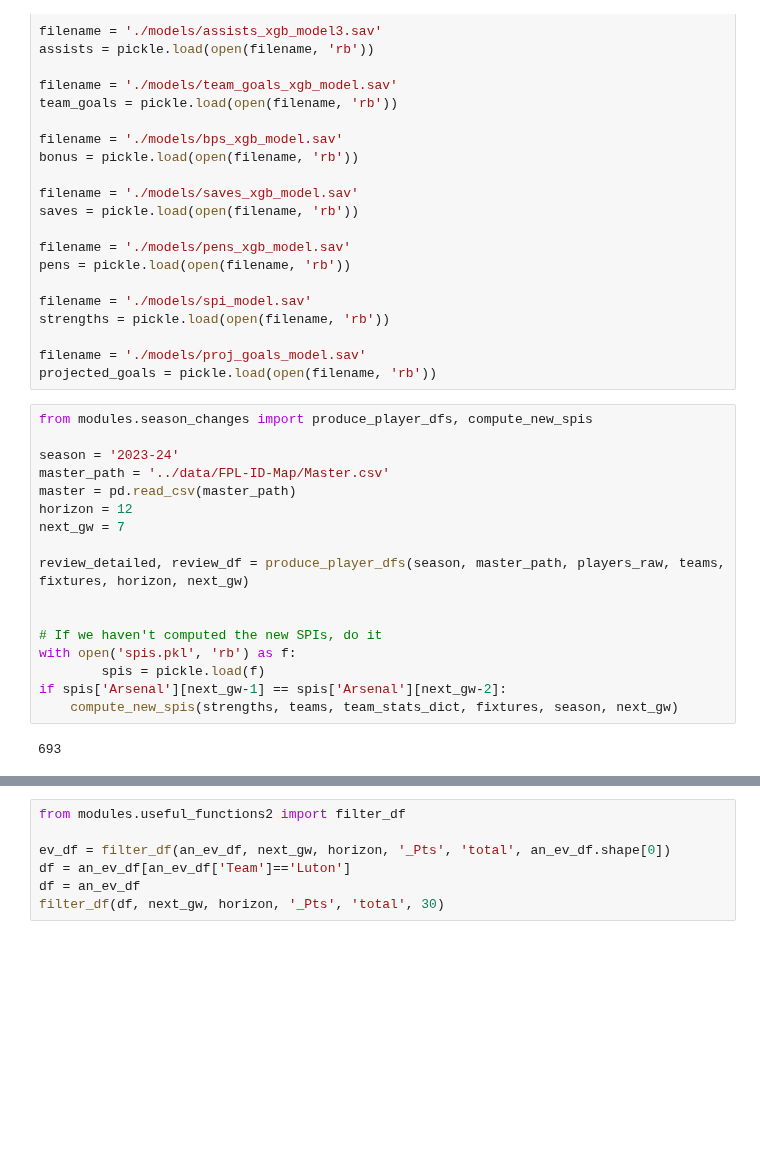
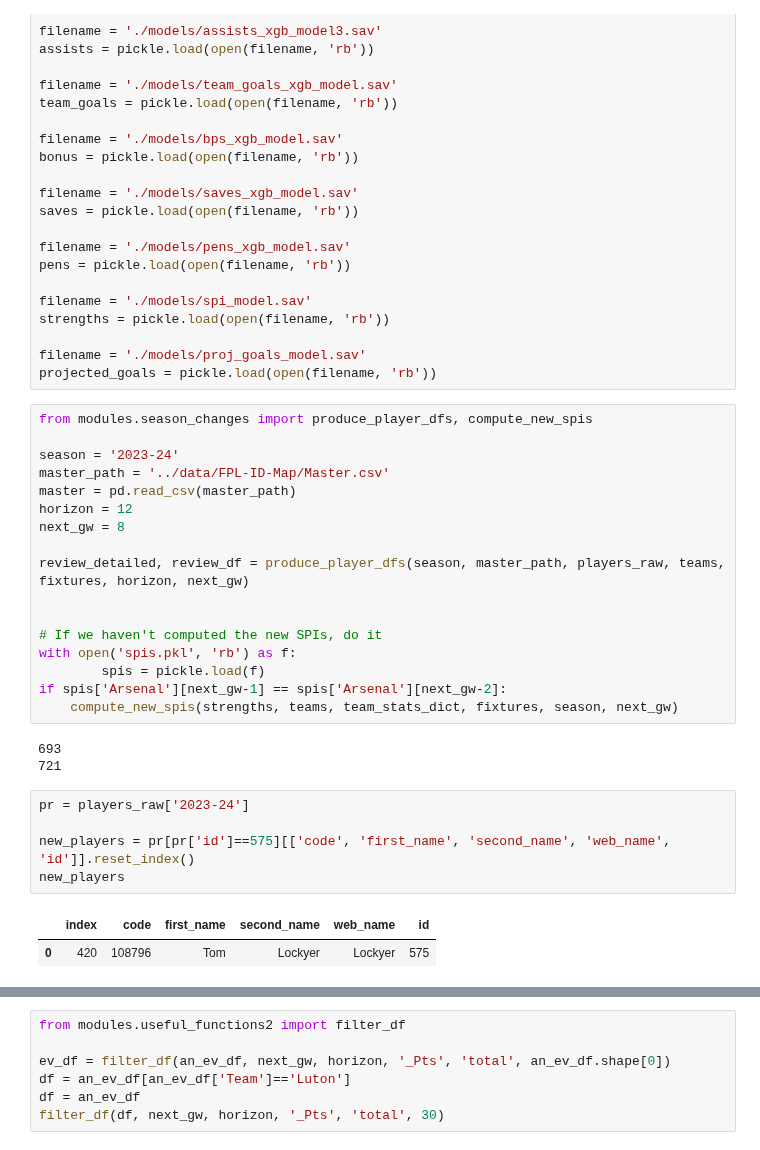
Before and after one commit to spiros26/FPL-Project, a Jupyter notebook: ev_creator/ALEX.ipynb, the cells around one changed output, grey strips where cells are left out. Cells and saved outputs as stored; diff of their text form; blank space fills up the shorter version.

```diff
--- a/ev_creator/ALEX.ipynb
+++ b/ev_creator/ALEX.ipynb
@@ -681,7 +681,7 @@ season = '2023-24'
 master_path = '../data/FPL-ID-Map/Master.csv'
 master = pd.read_csv(master_path)
 horizon = 12
-next_gw = 7
+next_gw = 8
 
 review_detailed, review_df = produce_player_dfs(season, master_path, players_raw, teams, fixtures, horizon, next_gw)
 
@@ -693,3 +693,12 @@ if spis['Arsenal'][next_gw-1] == spis['Arsenal'][next_gw-2]:
     compute_new_spis(strengths, teams, team_stats_dict, fixtures, season, next_gw)
 # %% [output]
 693
+721
+# %%
+pr = players_raw['2023-24']
+
+new_players = pr[pr['id']==575][['code', 'first_name', 'second_name', 'web_name', 'id']].reset_index()
+new_players
+# %% [output]
+|  | index | code | first_name | second_name | web_name | id |
+| 0 | 420 | 108796 | Tom | Lockyer | Lockyer | 575 |
```
Also changed, not shown: parts of 2 cells of this notebook, 7 other files.
